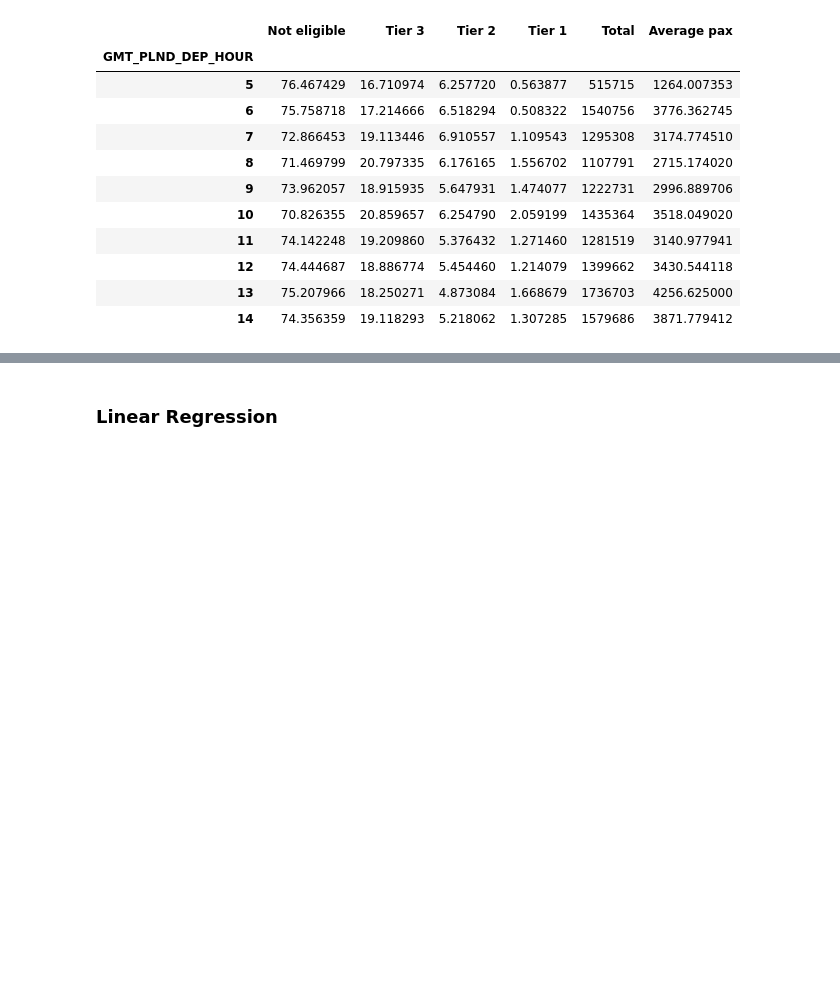
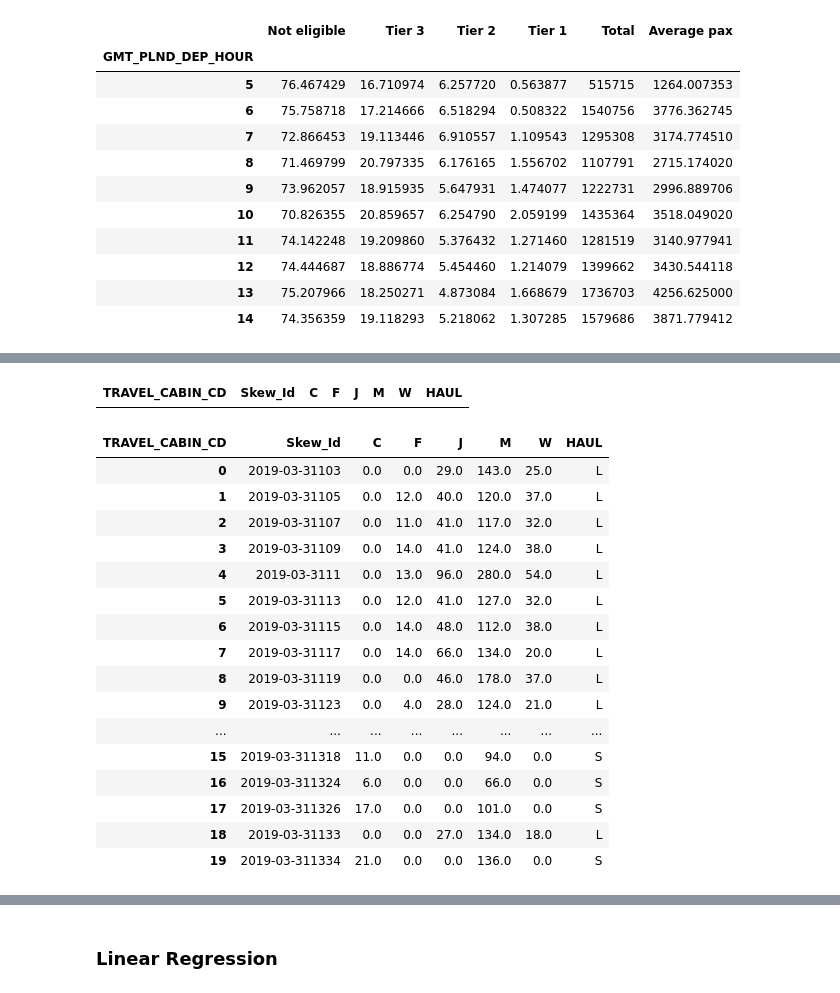
Before and after one commit to IanMaHKG-BA/Hackathon_Team_1, a Jupyter notebook: lounges_gold_standard_Jamie.ipynb, the cells around one changed output, grey strips where cells are left out. Saved outputs shown, nothing was run; the diff lists cells and outputs as text; code cells hidden in the pictures; blank space fills up the shorter version.

```diff
--- a/lounges_gold_standard_Jamie.ipynb
+++ b/lounges_gold_standard_Jamie.ipynb
@@ -1154,0 +1161,39 @@ pivot_tiers_hours.head(10)
+# %%
+# work out how to get haul data.
+
+grouped_df_destinations_dates = df_final.groupby(['Skew_Id','TRAVEL_CABIN_CD']).agg({'pax':'sum'}).reset_index()
+
+pivot_destination_dates = grouped_df_destinations_dates.pivot(index='Skew_Id',columns='TRAVEL_CABIN_CD',values='pax').reset_index()
+pivot_destination_dates.fillna(0,inplace=True)
+# %%
+pivot_destination_dates.loc[(pivot_destination_dates['C']>0)&(pivot_destination_dates['W']>0)]
+# there are no flights selling in both C and J.
+# %% [output]
+| TRAVEL_CABIN_CD | Skew_Id | C | F | J | M | W | HAUL |
+# %%
+# work out if long or short haul
+long_haul_ind = (pivot_destination_dates['F']>0)|(pivot_destination_dates['J']>0)|(pivot_destination_dates['W']>0)
+short_haul_ind = (pivot_destination_dates['C']>0)
+# %%
+pivot_destination_dates.loc[long_haul_ind,['HAUL']] = 'L'
+pivot_destination_dates.loc[~long_haul_ind,['HAUL']] = 'S'
+# %%
+pivot_destination_dates.head(20)
+# %% [output]
+| TRAVEL_CABIN_CD | Skew_Id | C | F | J | M | W | HAUL |
+| 0 | 2019-03-31103 | 0.0 | 0.0 | 29.0 | 143.0 | 25.0 | L |
+| 1 | 2019-03-31105 | 0.0 | 12.0 | 40.0 | 120.0 | 37.0 | L |
+| 2 | 2019-03-31107 | 0.0 | 11.0 | 41.0 | 117.0 | 32.0 | L |
+| 3 | 2019-03-31109 | 0.0 | 14.0 | 41.0 | 124.0 | 38.0 | L |
+| 4 | 2019-03-3111 | 0.0 | 13.0 | 96.0 | 280.0 | 54.0 | L |
+| 5 | 2019-03-31113 | 0.0 | 12.0 | 41.0 | 127.0 | 32.0 | L |
+| 6 | 2019-03-31115 | 0.0 | 14.0 | 48.0 | 112.0 | 38.0 | L |
+| 7 | 2019-03-31117 | 0.0 | 14.0 | 66.0 | 134.0 | 20.0 | L |
+| 8 | 2019-03-31119 | 0.0 | 0.0 | 46.0 | 178.0 | 37.0 | L |
+| 9 | 2019-03-31123 | 0.0 | 4.0 | 28.0 | 124.0 | 21.0 | L |
+| ... | ... | ... | ... | ... | ... | ... | ... |
+| 15 | 2019-03-311318 | 11.0 | 0.0 | 0.0 | 94.0 | 0.0 | S |
+| 16 | 2019-03-311324 | 6.0 | 0.0 | 0.0 | 66.0 | 0.0 | S |
+| 17 | 2019-03-311326 | 17.0 | 0.0 | 0.0 | 101.0 | 0.0 | S |
+| 18 | 2019-03-31133 | 0.0 | 0.0 | 27.0 | 134.0 | 18.0 | L |
+| 19 | 2019-03-311334 | 21.0 | 0.0 | 0.0 | 136.0 | 0.0 | S |
```
Also changed, not shown: parts of 3 cells of this notebook, 1 other file.
